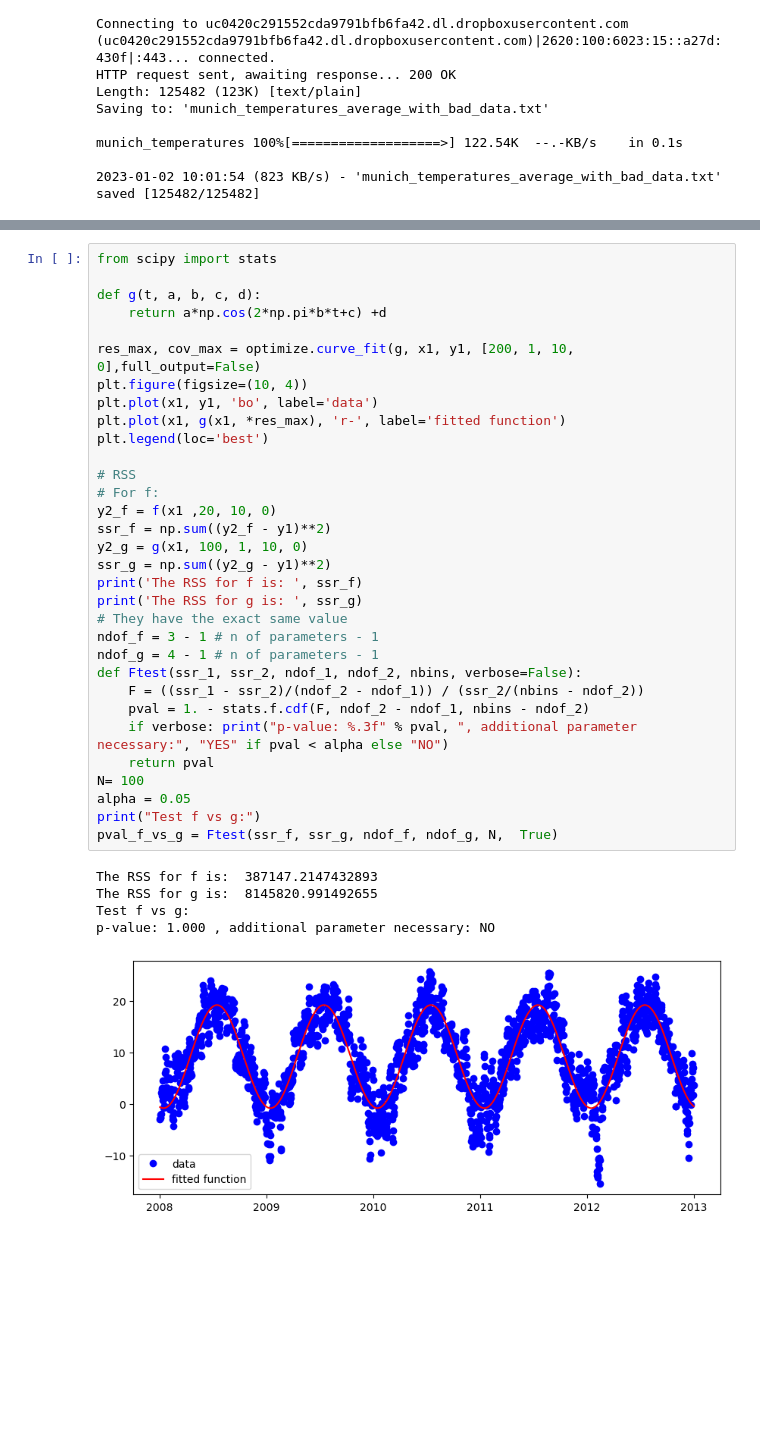
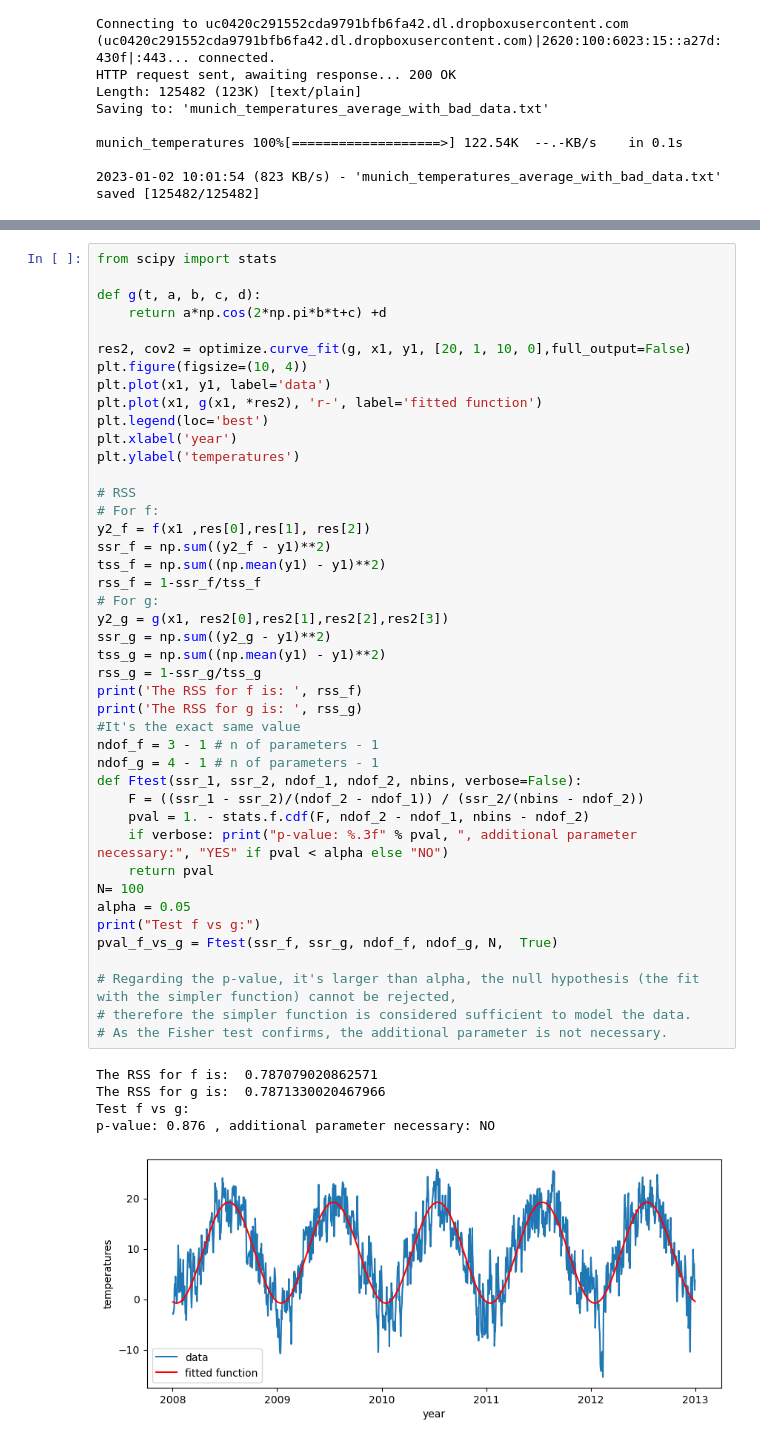
Before and after one commit to anais2412/ScientificComputingWithPython2022, a Jupyter notebook: 10ex_tests.ipynb, the cells around one changed output, grey strips where cells are left out. Saved outputs shown, nothing was run; the diff lists cells and outputs as text; blank space fills up the shorter version.

```diff
--- a/10ex_tests.ipynb
+++ b/10ex_tests.ipynb
@@ -315,38 +391,49 @@ The daily average predicted by the model for the coldest time of year is:  -12.3
 # %%
 from scipy import stats
 
 def g(t, a, b, c, d):
     return a*np.cos(2*np.pi*b*t+c) +d
 
-res_max, cov_max = optimize.curve_fit(g, x1, y1, [200, 1, 10, 0],full_output=False)
+res2, cov2 = optimize.curve_fit(g, x1, y1, [20, 1, 10, 0],full_output=False)
 plt.figure(figsize=(10, 4))
-plt.plot(x1, y1, 'bo', label='data')
-plt.plot(x1, g(x1, *res_max), 'r-', label='fitted function')
+plt.plot(x1, y1, label='data')
+plt.plot(x1, g(x1, *res2), 'r-', label='fitted function')
 plt.legend(loc='best')
+plt.xlabel('year')
+plt.ylabel('temperatures')
 
 # RSS
 # For f:
-y2_f = f(x1 ,20, 10, 0)
+y2_f = f(x1 ,res[0],res[1], res[2])
 ssr_f = np.sum((y2_f - y1)**2)
-y2_g = g(x1, 100, 1, 10, 0)
+tss_f = np.sum((np.mean(y1) - y1)**2)
+rss_f = 1-ssr_f/tss_f
+# For g:
+y2_g = g(x1, res2[0],res2[1],res2[2],res2[3])
 ssr_g = np.sum((y2_g - y1)**2)
-print('The RSS for f is: ', ssr_f)
-print('The RSS for g is: ', ssr_g)
-# They have the exact same value
+tss_g = np.sum((np.mean(y1) - y1)**2)
+rss_g = 1-ssr_g/tss_g
+print('The RSS for f is: ', rss_f)
+print('The RSS for g is: ', rss_g)
+#It's the exact same value
 ndof_f = 3 - 1 # n of parameters - 1
 ndof_g = 4 - 1 # n of parameters - 1
 def Ftest(ssr_1, ssr_2, ndof_1, ndof_2, nbins, verbose=False):
     F = ((ssr_1 - ssr_2)/(ndof_2 - ndof_1)) / (ssr_2/(nbins - ndof_2))
     pval = 1. - stats.f.cdf(F, ndof_2 - ndof_1, nbins - ndof_2)
     if verbose: print("p-value: %.3f" % pval, ", additional parameter necessary:", "YES" if pval < alpha else "NO")
     return pval
 N= 100
 alpha = 0.05
 print("Test f vs g:")
 pval_f_vs_g = Ftest(ssr_f, ssr_g, ndof_f, ndof_g, N,  True)
+
+# Regarding the p-value, it's larger than alpha, the null hypothesis (the fit with the simpler function) cannot be rejected,
+# therefore the simpler function is considered sufficient to model the data.
+# As the Fisher test confirms, the additional parameter is not necessary.
 # %% [output]
-The RSS for f is:  387147.2147432893
-The RSS for g is:  8145820.991492655
+The RSS for f is:  0.787079020862571
+The RSS for g is:  0.7871330020467966
 Test f vs g:
-p-value: 1.000 , additional parameter necessary: NO
+p-value: 0.876 , additional parameter necessary: NO
-[figure, old version]
+[figure, new version]
```
Also changed, not shown: parts of 7 cells of this notebook, 3 other files.
